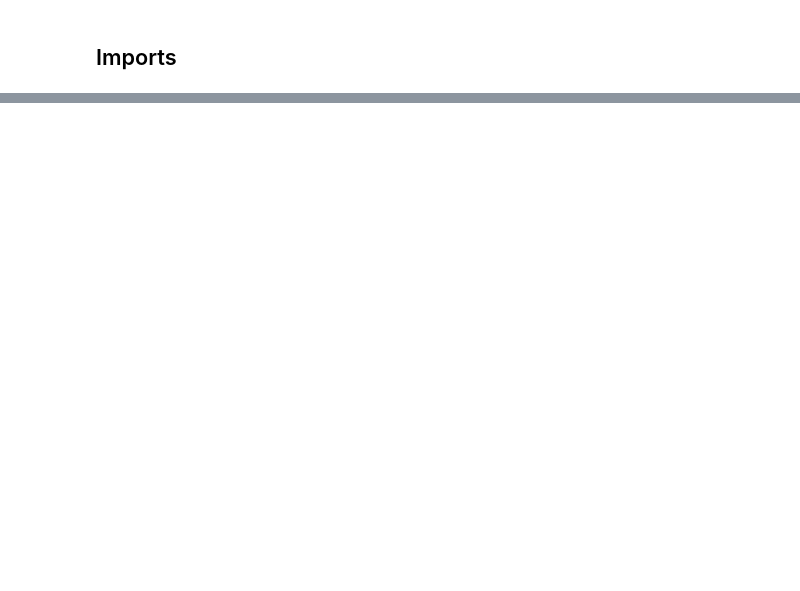
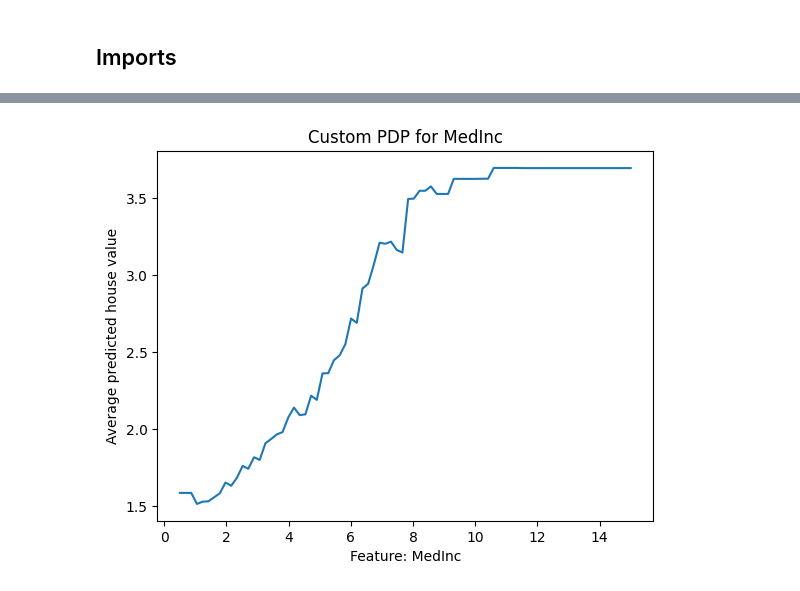
Before and after one commit to ailina-aniwan/xai-explainable-ml-II, a Jupyter notebook: global_explanations_california_housing.ipynb, the cells around one changed output, grey strips where cells are left out. Saved outputs shown, nothing was run; the diff lists cells and outputs as text; code cells hidden in the pictures; blank space fills up the shorter version.

```diff
--- a/global_explanations_california_housing.ipynb
+++ b/global_explanations_california_housing.ipynb
@@ -50,0 +55,12 @@ np.random.seed(1)
+# %%
+from sklearn.datasets import fetch_california_housing
+
+housing = fetch_california_housing(as_frame=True)
+X, y = housing.data, housing.target
+# Code written with AI assistance (ChatGPT, 09/29/2025)
+
+X_train, X_test, y_train, y_test = train_test_split(
+    X, y, test_size=0.2, random_state=42
+)
+
+X.head()
@@ -50,0 +76,5 @@ np.random.seed(1)
+# %%
+model = xgboost.XGBRegressor(random_state=42)
+model.fit(X_train, y_train)
+
+print("Model training complete!")
@@ -50,0 +120,35 @@ np.random.seed(1)
+# %%
+# Code structure adapted with AI assistance (ChatGPT, 09/29/2025)
+# Choose the feature index (e.g., 0 for MedInc)
+feature_index = 0
+
+# Create feature grid
+feature_values = np.linspace(X.iloc[:, feature_index].min(),
+                             X.iloc[:, feature_index].max(),
+                             num=80)
+
+# Initialize array to store average predictions
+average_predictions = np.zeros_like(feature_values)
+
+# Duplicate dataset
+X_modified = X.copy()
+
+# Loop over grid values
+for i, value in enumerate(feature_values):
+    # Replace chosen feature with grid value
+    X_modified.iloc[:, feature_index] = value
+
+    # Predict house values
+    predictions = model.predict(X_modified)
+
+    # Store average prediction
+    average_predictions[i] = np.mean(predictions)
+
+# Plot custom PDP
+plt.plot(feature_values, average_predictions)
+plt.xlabel(f"Feature: {X.columns[feature_index]}")
+plt.ylabel("Average predicted house value")
+plt.title(f"Custom PDP for {X.columns[feature_index]}")
+plt.show()
+# %% [output]
+[figure, added]
```
Also changed, not shown: parts of 29 cells of this notebook.
